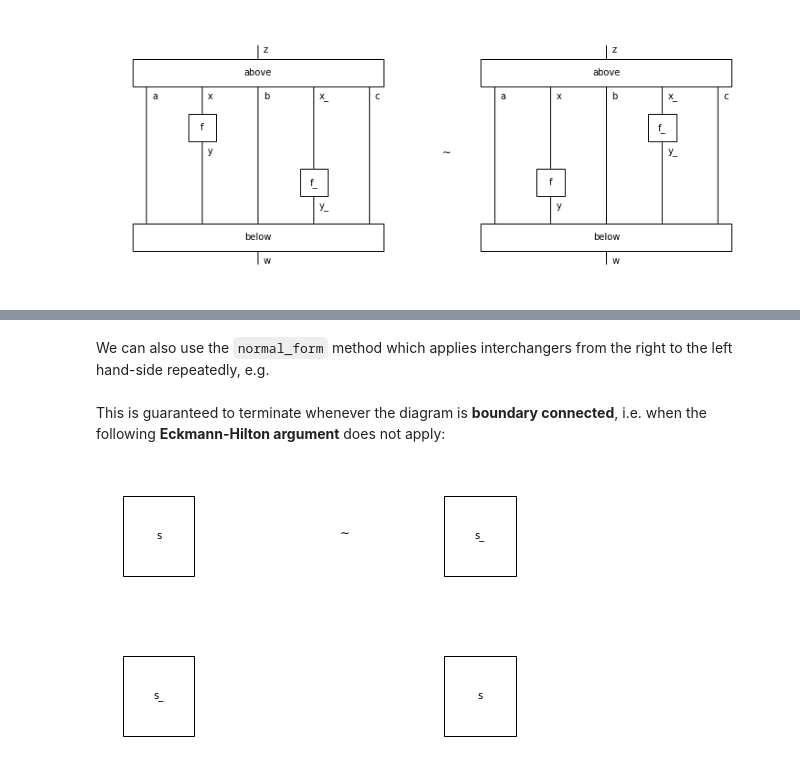
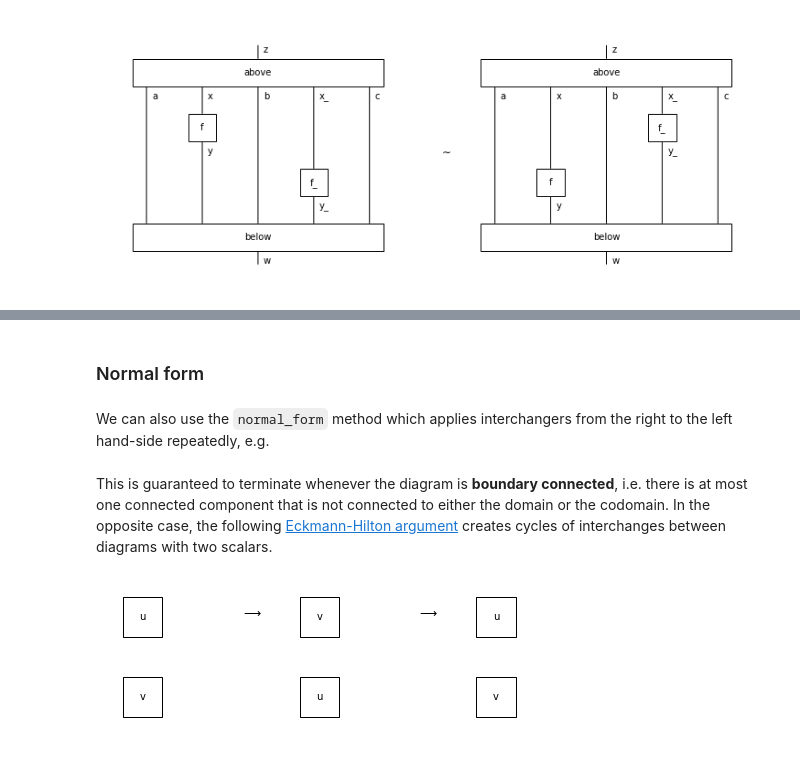
Before and after one commit to cnm13ryan/discopy, a Jupyter notebook: docs/notebooks/diagrams.ipynb, the cells around one changed output, grey strips where cells are left out. Saved outputs shown, nothing was run; the diff lists cells and outputs as text; code cells hidden in the pictures.

```diff
--- a/docs/notebooks/diagrams.ipynb
+++ b/docs/notebooks/diagrams.ipynb
@@ -549,3 +566,5 @@ Equation(LHS, RHS, symbol="$\\sim$").draw(figsize=(10, 4))
+# %% [markdown]
+### Normal form
 # %% [markdown]
 We can also use the `normal_form` method which applies interchangers from the right to the left hand-side repeatedly, e.g.
 # %%
@@ -553,12 +573,13 @@ assert RHS.normal_form() == LHS.normal_form() == LHS
 # %% [markdown]
-This is guaranteed to terminate whenever the diagram is **boundary connected**, i.e. when the following **Eckmann-Hilton argument** does not apply:
+This is guaranteed to terminate whenever the diagram is **boundary connected**, i.e. there is at most one connected component that is not connected to either the domain or the codomain.
+In the opposite case, the following [Eckmann-Hilton argument](https://en.wikipedia.org/wiki/Eckmann%E2%80%93Hilton_argument) creates cycles of interchanges between diagrams with two scalars.
 # %%
-s, s_ = Box('s', Ty(), Ty()), Box('s_', Ty(), Ty())
+u, v = Box('u', Ty(), Ty()), Box('v', Ty(), Ty())
 
-assert s @ s_ == s >> s_
-assert (s >> s_).interchange(0, 1)\
-    == (s_ >> s) == (s_ @ s)
+assert u @ v == u >> v
+assert (u >> v).interchange(0, 1) == v >> u == v @ u
+assert (u >> v).interchange(0, 1).interchange(0, 1) == u >> v
 
-Equation(s @ s_, s_ @ s, symbol="$\\sim$").draw()
+Equation(u @ v, v @ u, u @ v, symbol="$\\longrightarrow$").draw(figsize=(6, 2))
 # %% [output]
-[figure, old version]
+[figure, new version]
```
Also changed, not shown: parts of 16 cells of this notebook, 3 other files.
